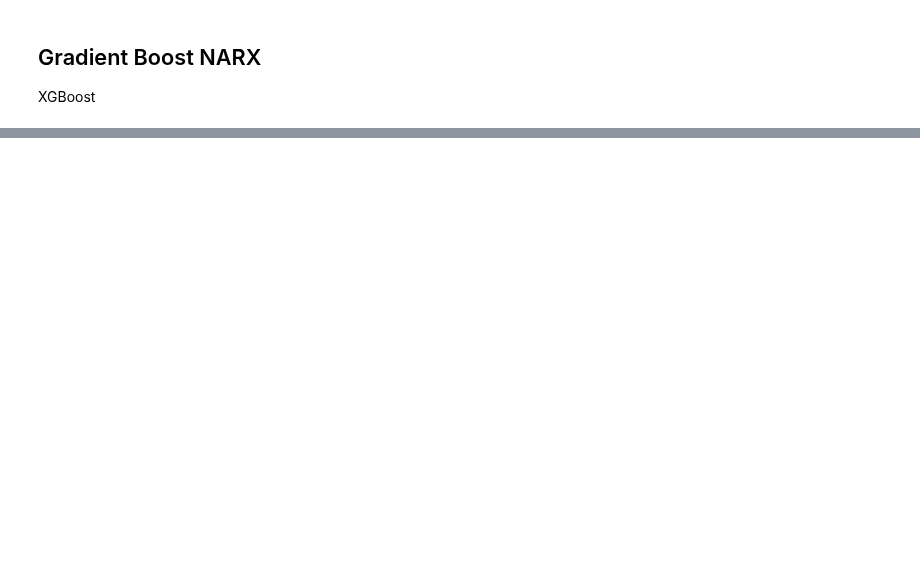
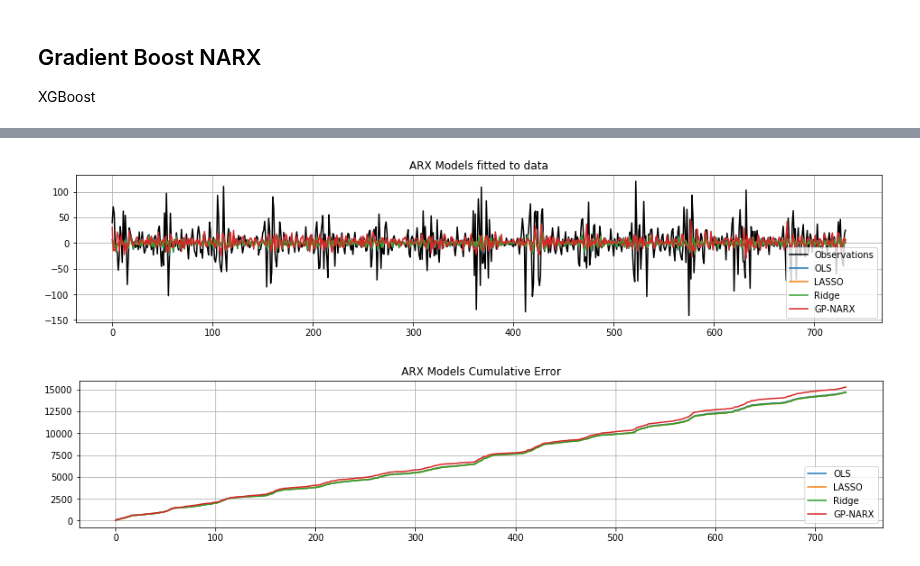
Before and after one commit to KurtButler/AMS520-Project, a Jupyter notebook: Notebooks/NARX - Gas.ipynb, the cells around one changed output, grey strips where cells are left out. Cells and saved outputs as stored; diff of their text form; code cells hidden in the pictures; blank space fills up the shorter version.

```diff
--- a/Notebooks/NARX - Gas.ipynb
+++ b/Notebooks/NARX - Gas.ipynb
@@ -121,0 +165,34 @@ XGBoost
+# %%
+# Make out of sample predictions
+Yp[:,0] = Z2 @ OLSmdl[0]      # OLS   ARX
+Yp[:,1] = Z2 @ LASSOmdl.coef_ # LASSO ARX
+Yp[:,2] = Z2 @ ridgemdl.coef_ # Ridge ARX
+Yp[:,3] = gpr.predict(Z2)     # GP    NARX
+# %%
+# Plot Predictions
+t2 = np.transpose(np.arange(0,y2.shape[0]))
+plt.figure(figsize=(16, 3))
+plt.plot(t2,y2,'k-')
+plt.plot(t2,Yp)
+plt.legend(['Observations','OLS','LASSO','Ridge','GP-NARX'], loc='lower right')
+plt.title('ARX Models fitted to data')
+plt.grid(True)
+plt.show()
+
+
+# Compute errors
+Ype = 0*Yp
+for k in range(0,Yp.shape[1]):
+    Ype[:,k] = np.cumsum(np.abs(Yp[:,k]-y2))
+
+# Plot Errors
+plt.figure(figsize=(16, 3))
+ax = plt.axes()
+plt.plot(t2,Ype)
+plt.legend(['OLS','LASSO','Ridge','GP-NARX'], loc='lower right')
+plt.title('ARX Models Cumulative Error')
+plt.grid(True)
+plt.show()
+# %% [output]
+[figure, added]
+[figure, added]
```
Also changed, not shown: parts of 10 cells of this notebook.
